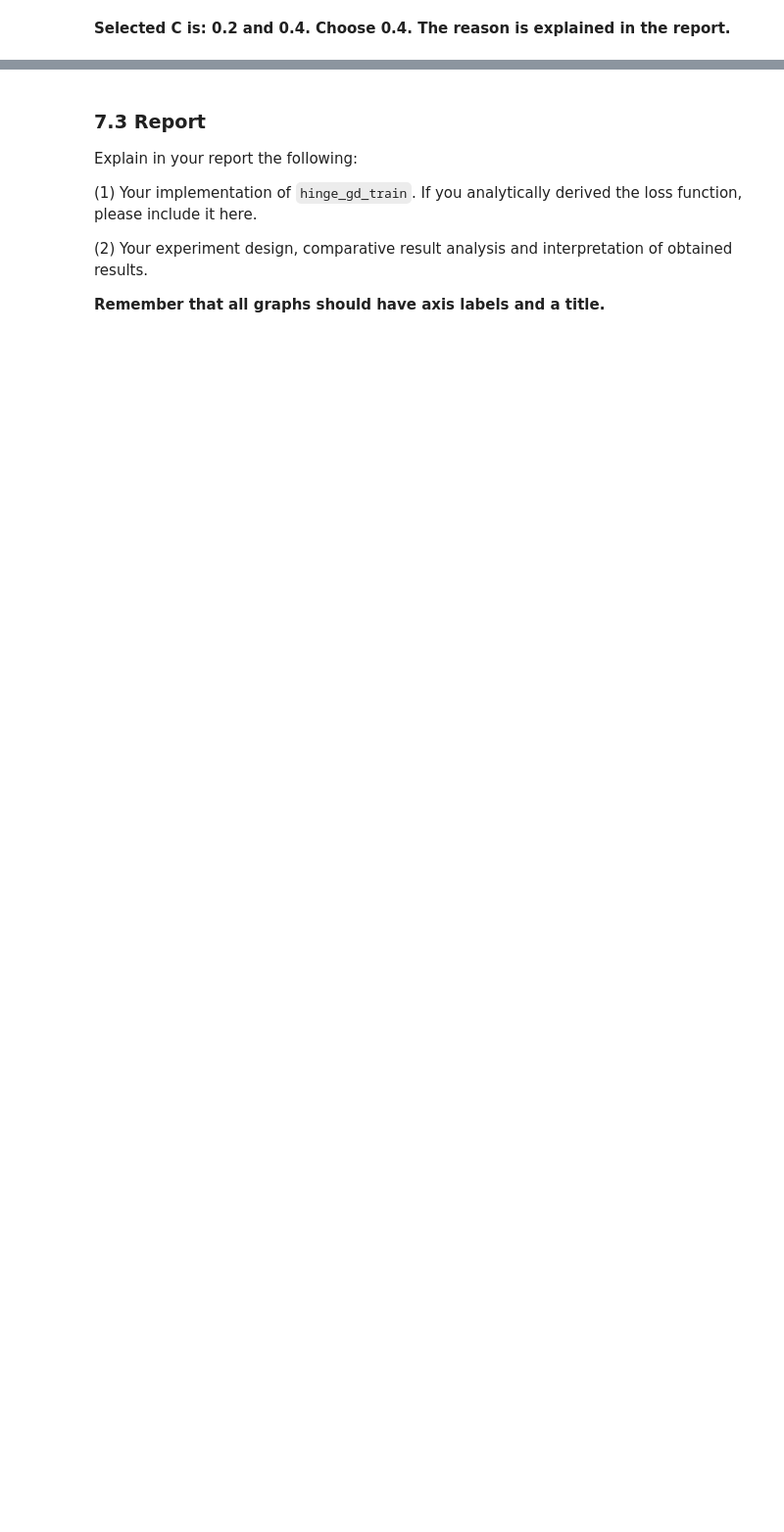
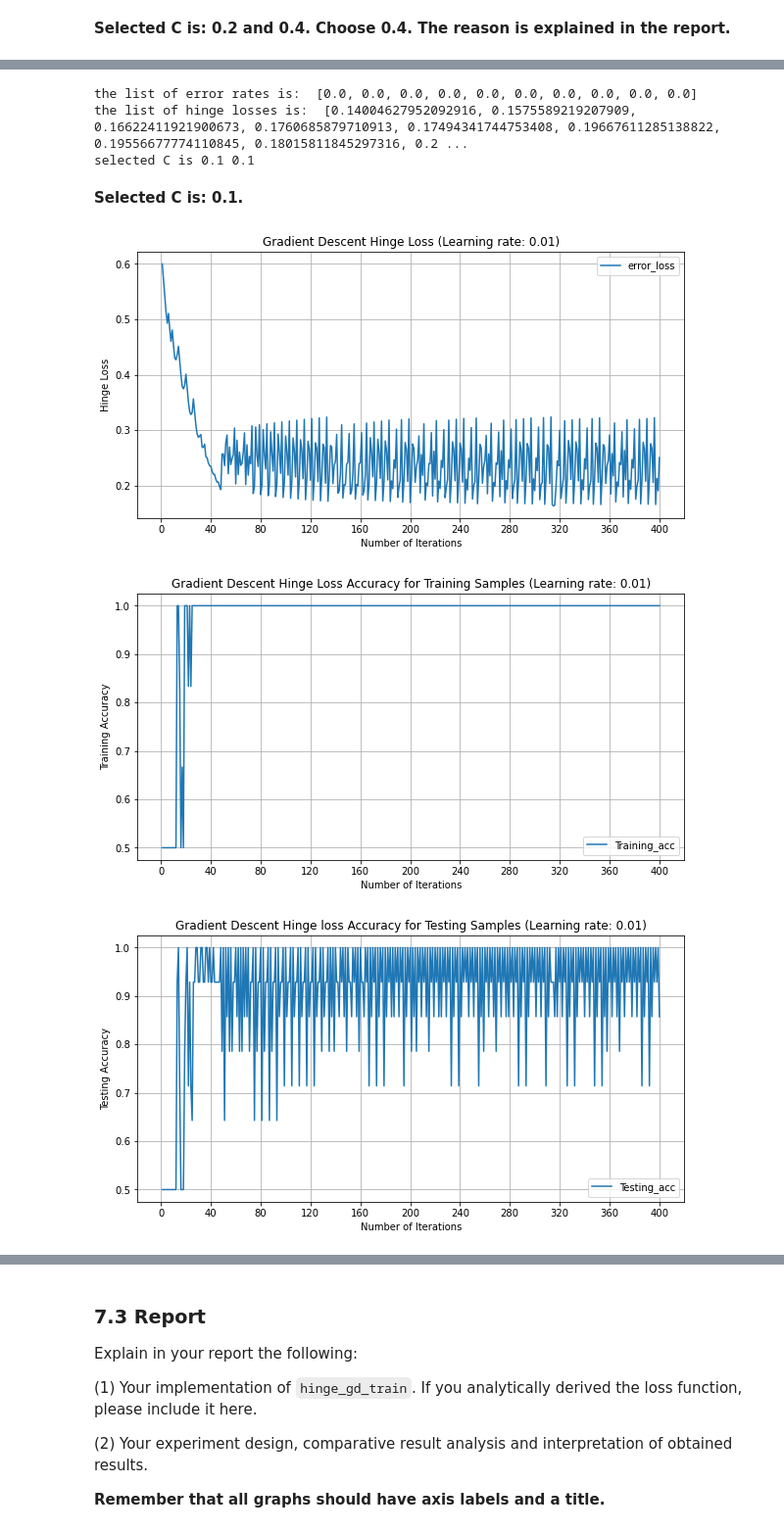
Before and after one commit to ZyWang7/Face-Recognition, a Jupyter notebook: 24112-Lab2-S-Practice2.ipynb, the cells around one changed output, grey strips where cells are left out. Shown at 98% size. Saved outputs shown, nothing was run; the diff lists cells and outputs as text; code cells hidden in the pictures; blank space fills up the shorter version.

```diff
--- a/24112-Lab2-S-Practice2.ipynb
+++ b/24112-Lab2-S-Practice2.ipynb
@@ -883,0 +889,16 @@ evaluate(N, learn_rate, tr_1_30_data, tr_1_30_label, te_1_30_data, te_1_30_label
+# %%
+N = 400
+learn_rate = 0.01
+eva_gd_hinge(N, learn_rate, tr_1_30_data, tr_1_30_label)
+# %% [output]
+the list of error rates is:  [0.0, 0.0, 0.0, 0.0, 0.0, 0.0, 0.0, 0.0, 0.0, 0.0]
+the list of hinge losses is:  [0.14004627952092916, 0.1575589219207909, 0.16622411921900673, 0.1760685879710913, 0.17494341744753408, 0.19667611285138822, 0.19556677774110845, 0.18015811845297316, 0.2 ...
+selected C is 0.1 0.1
+# %% [markdown]
+**Selected C is: 0.1.**
+# %%
+c2, tr_acc2, te_acc2 = evaluate(N, learn_rate, tr_1_30_data, tr_1_30_label, te_1_30_data, te_1_30_label, 0.1)
+# %% [output]
+[figure, added]
+[figure, added]
+[figure, added]
```
Also changed, not shown: parts of 16 cells of this notebook.
